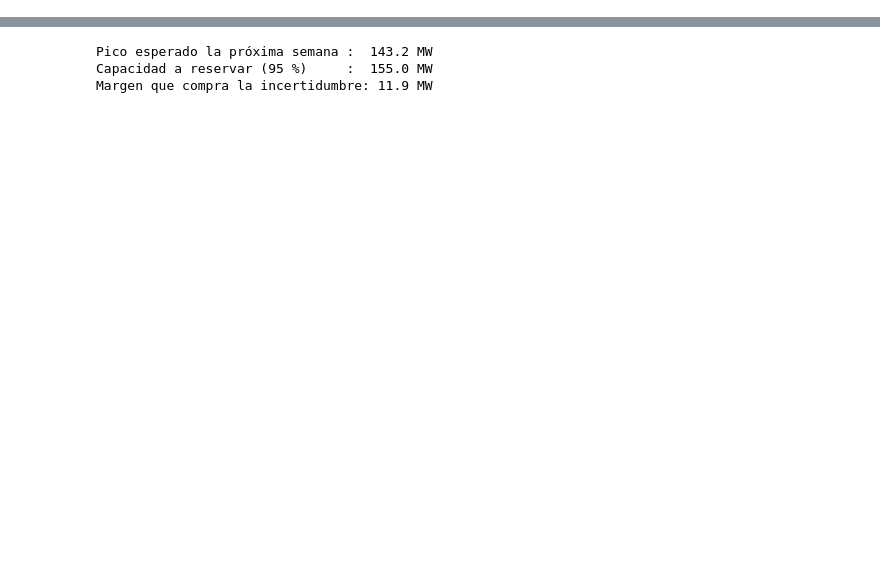
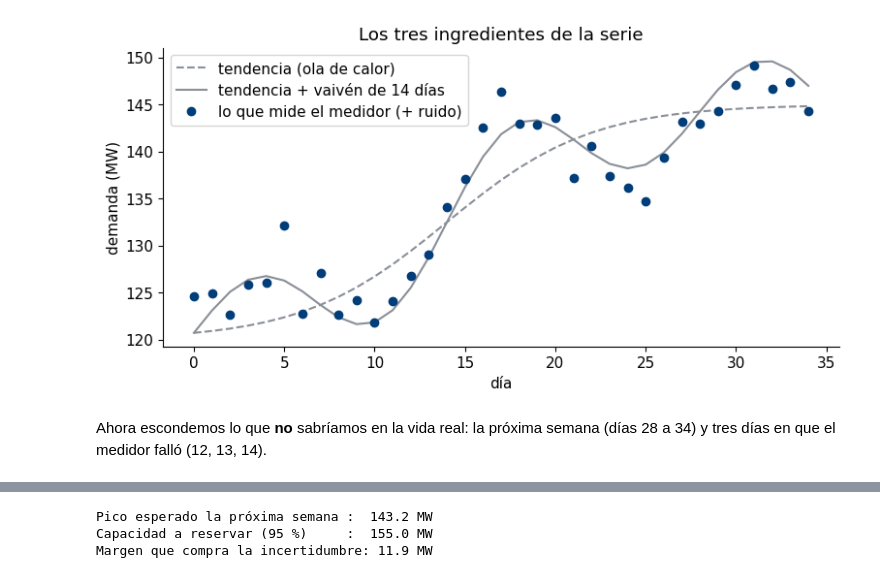
Before and after one commit to abelardo1685/clase-upe-gp, a Jupyter notebook: notebooks/02_proceso_gaussiano_desde_cero.ipynb, the cells around one changed output, grey strips where cells are left out. Cells and saved outputs as stored; diff of their text form; code cells hidden in the pictures; blank space fills up the shorter version.

```diff
--- a/notebooks/02_proceso_gaussiano_desde_cero.ipynb
+++ b/notebooks/02_proceso_gaussiano_desde_cero.ipynb
@@ -35,19 +27,0 @@ la demanda base sube de ~120 a ~145 MW a lo largo del mes, con un vaivén suave
-# %%
-def demanda_ciudad(dias=35, semilla=30):
-    """Demanda diaria (MW) de una ciudad pequeña durante `dias` días."""
-    rng = np.random.default_rng(semilla)
-    t = np.arange(dias, dtype=float)                 # día 0, 1, 2, ...
-    tendencia = 120 + 25 / (1 + np.exp(-(t - 14) / 4))   # ola de calor: sube 25 MW a media serie
-    vaiven    = 5 * np.sin(2 * np.pi * t / 14)           # oscilación suave de ±5 MW
-    ruido     = rng.normal(0, 2.5, dias)                 # error de medición
-    return t, tendencia + vaiven + ruido
-
-t, y = demanda_ciudad()
-
-# Qué vimos y qué no: 7 días futuros escondidos + 3 días con el medidor descompuesto
-observado = np.ones(len(t), dtype=bool)
-observado[28:] = False          # días 28..34 = la próxima semana (no la conocemos)
-observado[12:15] = False        # días 12, 13, 14 = falla del medidor
-
-X, Y = t[observado], y[observado]      # mayúsculas: los DATOS (como en el código MATLAB)
-print(f"{len(X)} días observados, {(~observado).sum()} sin dato")
@@ -202,0 +37,20 @@ Mira tres cosas:
+# %%
+def demanda_ciudad(dias=35, semilla=30):
+    rng = np.random.default_rng(semilla)
+    t = np.arange(dias, dtype=float)                       # día 0, 1, 2, ...
+    tendencia = 120 + 25 / (1 + np.exp(-(t - 14) / 4))    # ola de calor: sube 25 MW a media serie
+    vaiven    = 5 * np.sin(2 * np.pi * t / 14)             # oscilación de ±5 MW que se repite cada 14 días
+    ruido     = rng.normal(0, 2.5, dias)                   # error de medición
+    return t, tendencia + vaiven + ruido, tendencia, vaiven
+
+t, y, tendencia, vaiven = demanda_ciudad()
+
+plt.plot(t, tendencia, color=GRIS, ls="--", label="tendencia (ola de calor)")
+plt.plot(t, tendencia + vaiven, color=GRIS, label="tendencia + vaivén de 14 días")
+plt.plot(t, y, "o", color=AZUL, label="lo que mide el medidor (+ ruido)")
+plt.xlabel("día"); plt.ylabel("demanda (MW)"); plt.legend(loc="upper left"); plt.title("Los tres ingredientes de la serie")
+plt.show()
+# %% [output]
+[figure, added]
+# %% [markdown]
+Ahora escondemos lo que **no** sabríamos en la vida real: la próxima semana (días 28 a 34) y tres días en que el medidor falló (12, 13, 14).
```
Also changed, not shown: parts of 69 cells of this notebook, 4 other files.
